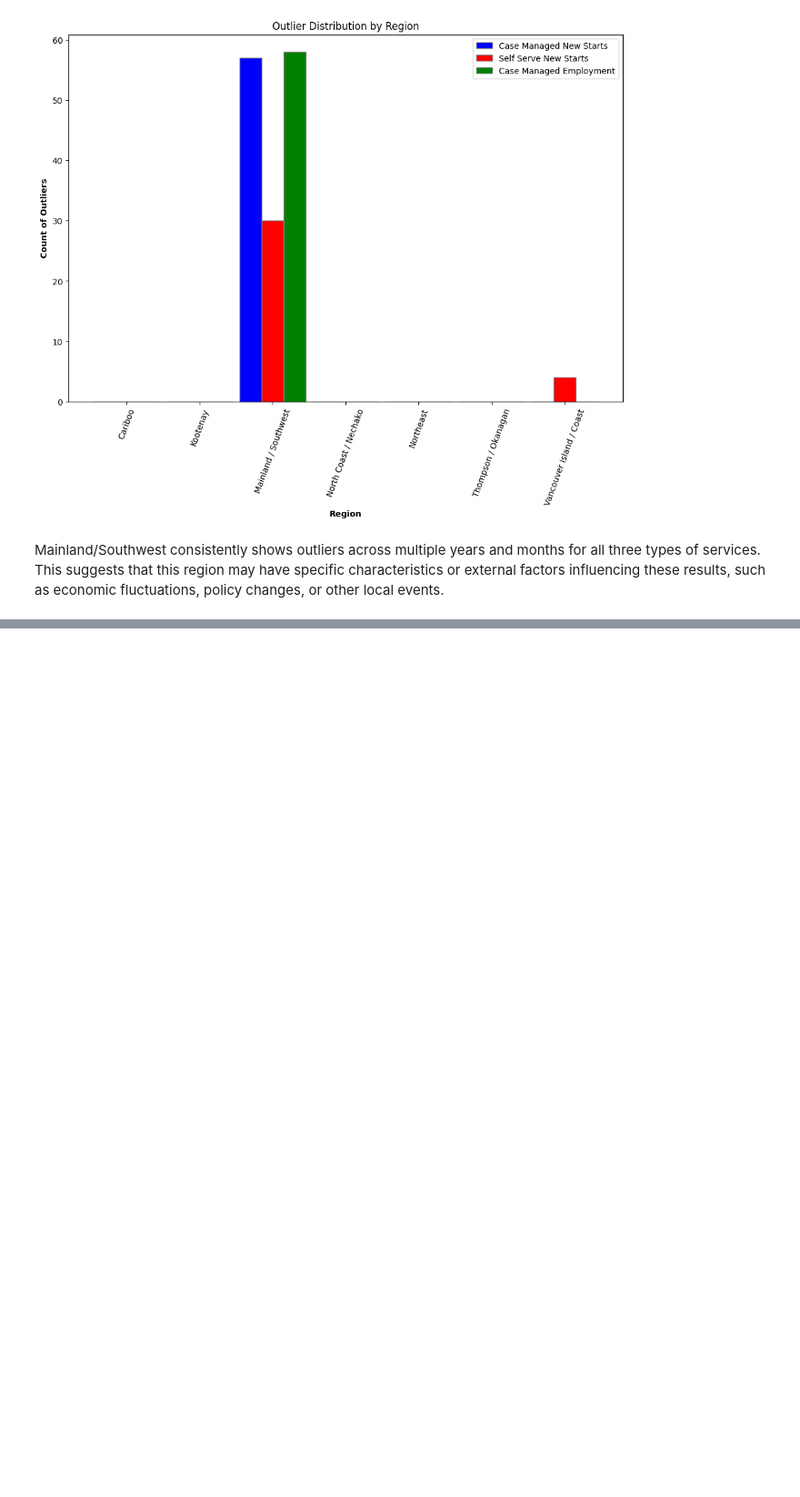
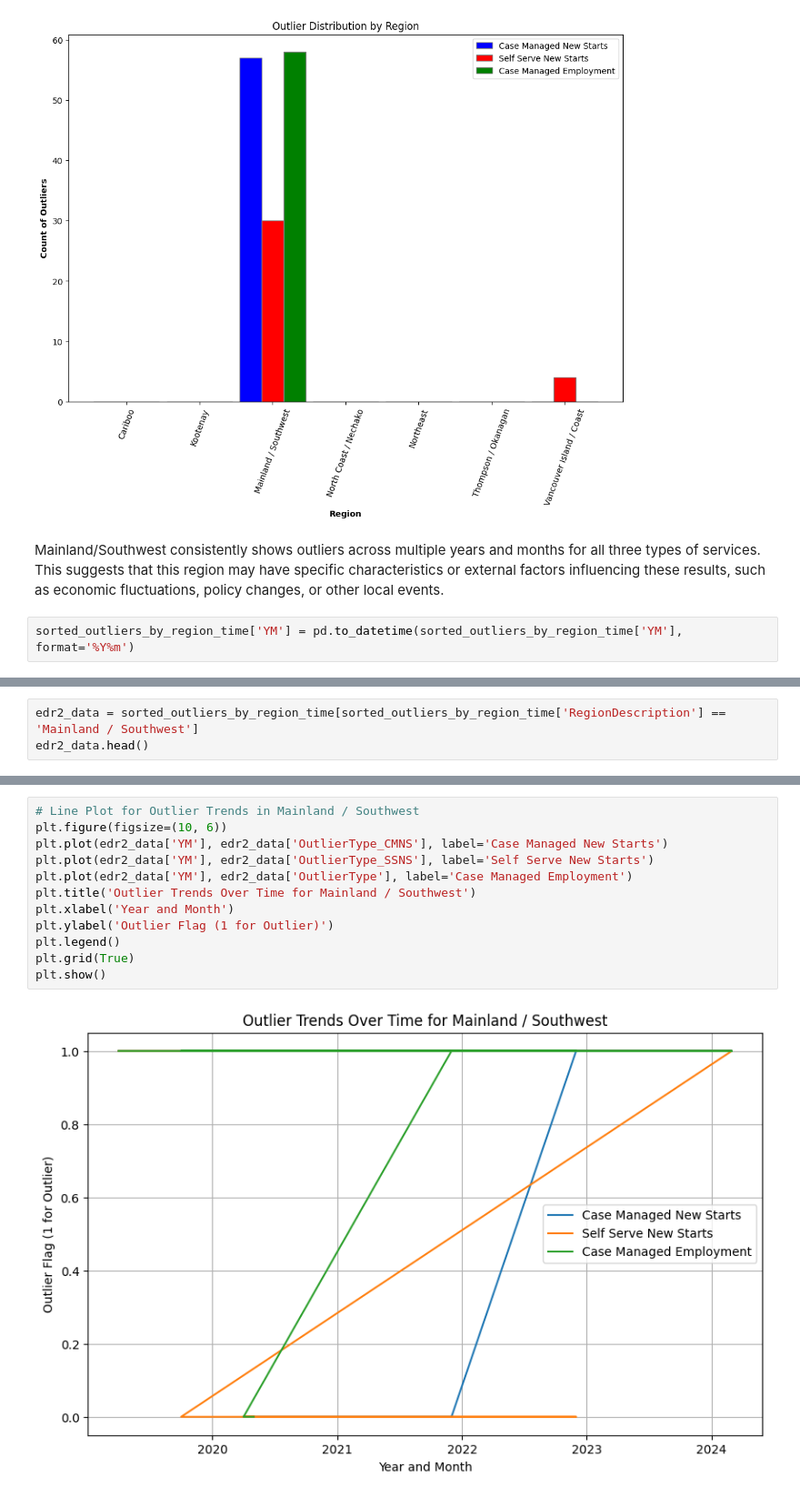
Before and after one commit to fahimalamabir/datatuneanalytics, a Jupyter notebook: WorkBC_Employment_Services_by_Region.ipynb, the cells around one changed output, grey strips where cells are left out. Shown at 91% size. Saved outputs shown, nothing was run; the diff lists cells and outputs as text; blank space fills up the shorter version.

Commit message:
fixed the trend analysis

```diff
--- a/WorkBC_Employment_Services_by_Region.ipynb
+++ b/WorkBC_Employment_Services_by_Region.ipynb
@@ -333,3 +333,5 @@ plt.show()
 [figure]
 # %% [markdown]
 Mainland/Southwest consistently shows outliers across multiple years and months for all three types of services. This suggests that this region may have specific characteristics or external factors influencing these results, such as economic fluctuations, policy changes, or other local events.
+# %%
+sorted_outliers_by_region_time['YM'] = pd.to_datetime(sorted_outliers_by_region_time['YM'], format='%Y%m')
@@ -335,0 +344,3 @@ Mainland/Southwest consistently shows outliers across multiple years and months
+# %%
+edr2_data = sorted_outliers_by_region_time[sorted_outliers_by_region_time['RegionDescription'] == 'Mainland / Southwest']
+edr2_data.head()
@@ -335,0 +354,14 @@ Mainland/Southwest consistently shows outliers across multiple years and months
+# %%
+# Line Plot for Outlier Trends in Mainland / Southwest
+plt.figure(figsize=(10, 6))
+plt.plot(edr2_data['YM'], edr2_data['OutlierType_CMNS'], label='Case Managed New Starts')
+plt.plot(edr2_data['YM'], edr2_data['OutlierType_SSNS'], label='Self Serve New Starts')
+plt.plot(edr2_data['YM'], edr2_data['OutlierType'], label='Case Managed Employment')
+plt.title('Outlier Trends Over Time for Mainland / Southwest')
+plt.xlabel('Year and Month')
+plt.ylabel('Outlier Flag (1 for Outlier)')
+plt.legend()
+plt.grid(True)
+plt.show()
+# %% [output]
+[figure, added]
```
Also changed, not shown: parts of 2 cells of this notebook.
